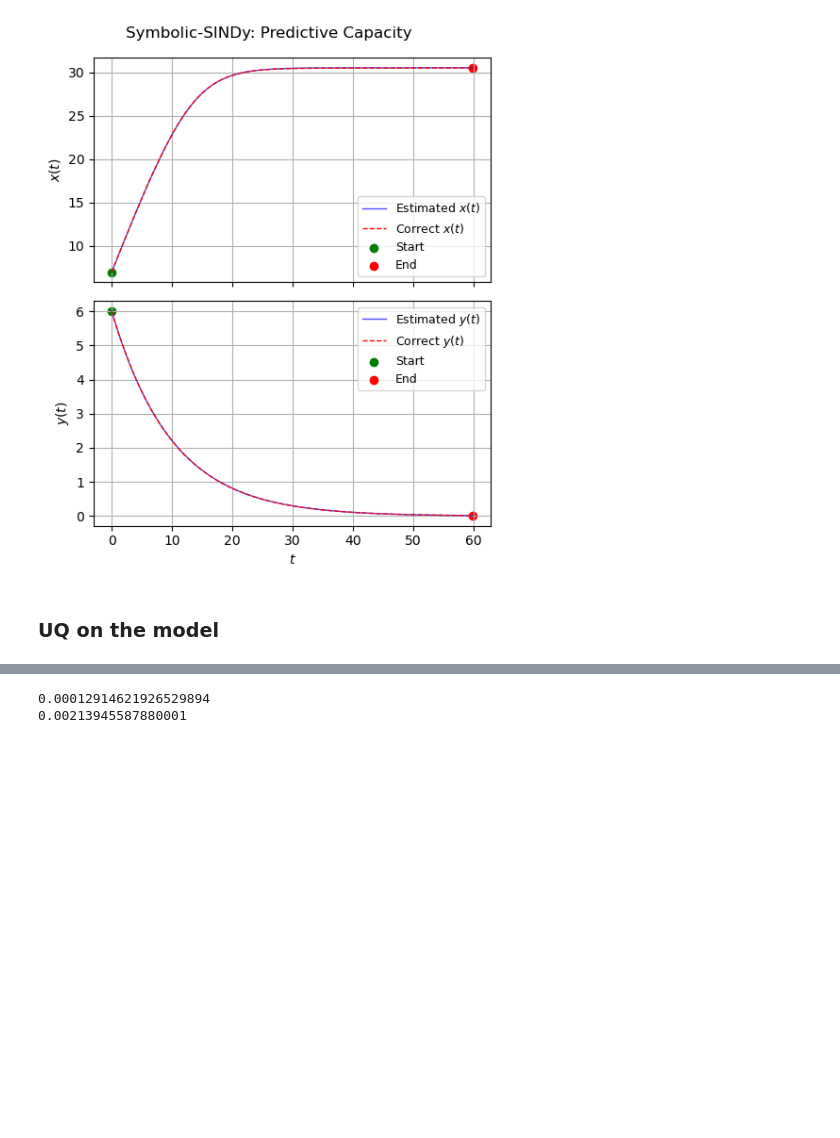
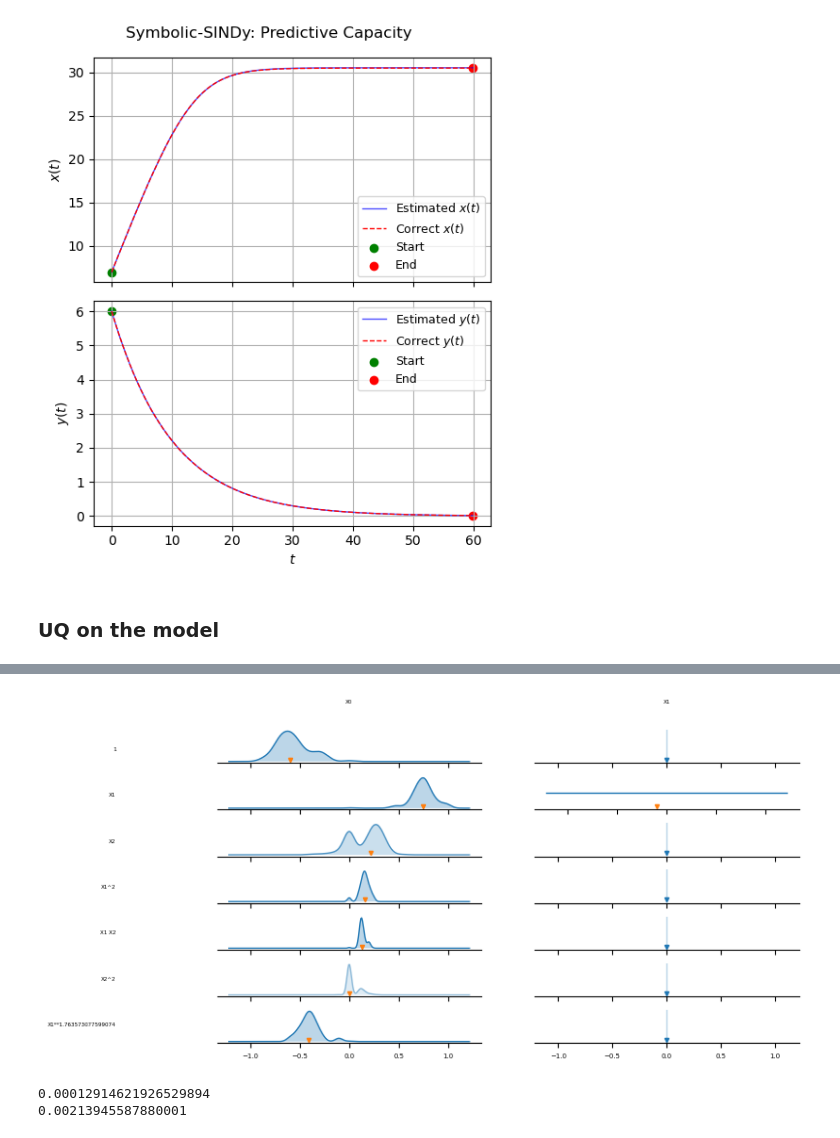
Before and after one commit to mattiagast/TesiBackup, a Jupyter notebook: Examples/hillODE/hillODE_par_k_SymbolicSINDy.ipynb, the cells around one changed output, grey strips where cells are left out. Saved outputs shown, nothing was run; the diff lists cells and outputs as text; code cells hidden in the pictures; blank space fills up the shorter version.

```diff
--- a/Examples/hillODE/hillODE_par_k_SymbolicSINDy.ipynb
+++ b/Examples/hillODE/hillODE_par_k_SymbolicSINDy.ipynb
@@ -300,6 +312,9 @@ Total time:  4.254016637802124
 # %%
 model.ensemble(X_list=X_list, dX_list=dX_list, param_list=param_list,
                feature_names=feature_names, dt=dt, n_models=200)
+model.uq_plot(feature_names=feature_names)
+# %% [output]
+[figure, added]
 # %%
 # model.uq_plot(feature_names=feature_names)
 # %%
```
Also changed, not shown: parts of 2 cells of this notebook, 12 other files.
